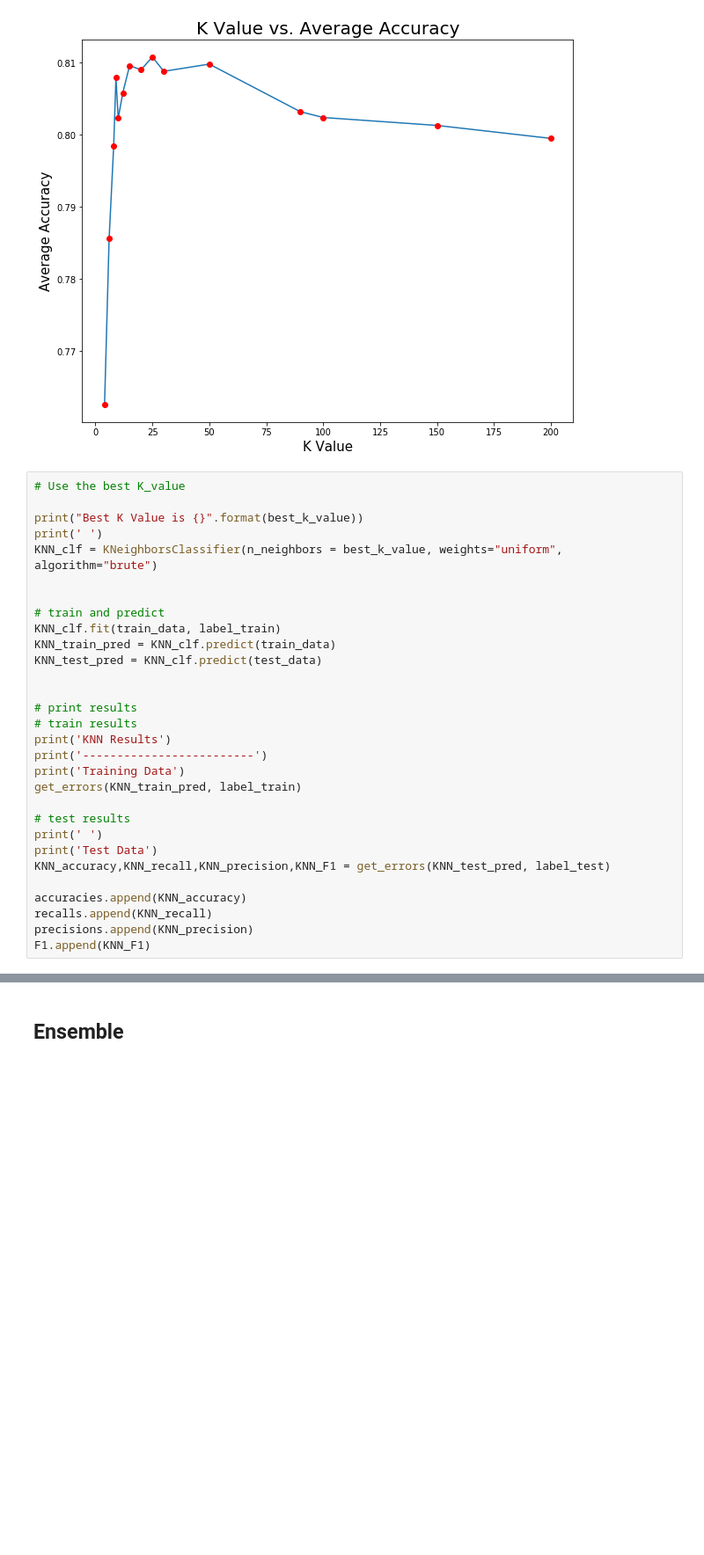
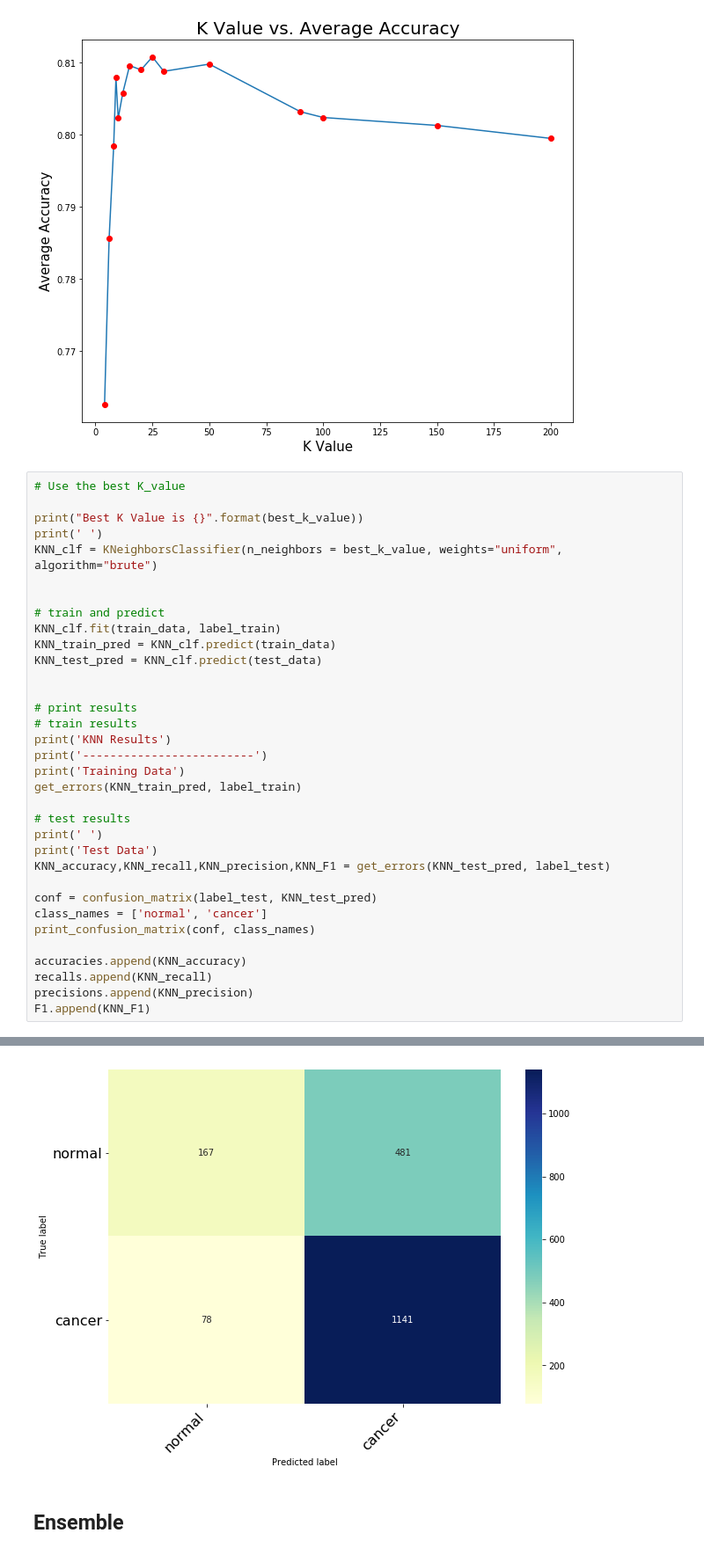
Before and after one commit to ansel-z/CX4240-Cancer-Cell-Classfication-Project, a Jupyter notebook: Classification.ipynb, the cells around one changed output, grey strips where cells are left out. Shown: that part at 88% size. Drawn from its saved outputs; the diff is of its cells as text; blank space fills up the shorter version.

```diff
--- a/Classification.ipynb
+++ b/Classification.ipynb
@@ -422,33 +467,38 @@ print('-------------------------')
 print('Training Data')
 get_errors(KNN_train_pred, label_train)
 
 # test results
 print(' ')
 print('Test Data')
 KNN_accuracy,KNN_recall,KNN_precision,KNN_F1 = get_errors(KNN_test_pred, label_test)
 
+conf = confusion_matrix(label_test, KNN_test_pred)
+class_names = ['normal', 'cancer']
+print_confusion_matrix(conf, class_names)
+
 accuracies.append(KNN_accuracy)
 recalls.append(KNN_recall)
 precisions.append(KNN_precision)
 F1.append(KNN_F1)
 # %% [output]
 Best K Value is 25
 
 KNN Results
 -------------------------
 Training Data
 True Positive:   6913
 False Positive:  1215
 True Negative:   2174
 False Negative:  359
 Precision:       0.951
 Recall:          0.851
 Accuracy:        0.852
 ... (5 lines left out)
 False Negative:  78
 Precision:       0.936
 Recall:          0.703
 Accuracy:        0.701
+[figure, added]
 # %% [markdown]
 ## Ensemble
 # %%
```
Also changed, not shown: parts of 12 cells of this notebook, 6 other files.
